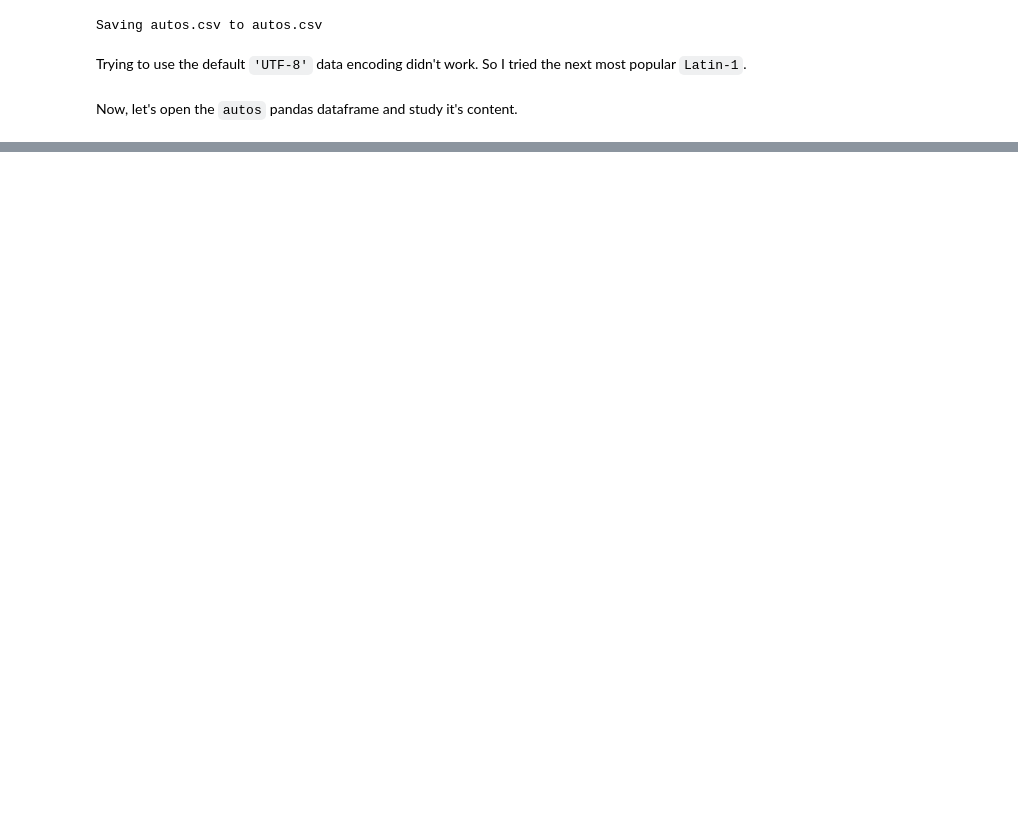
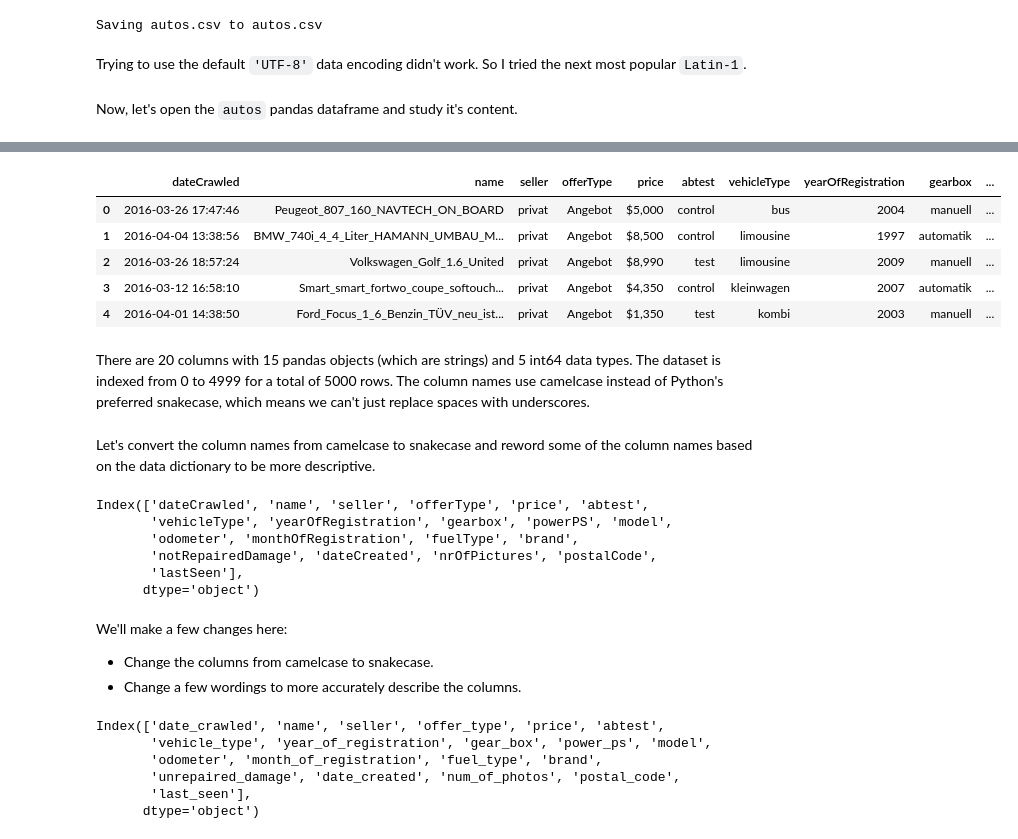
Before and after one commit to Th3nn3ss/Exploring_Ebay_Car_Sale_Dataset, a Jupyter notebook: Basics.ipynb, the cells around one changed output, grey strips where cells are left out. Cells and saved outputs as stored; diff of their text form; code cells hidden in the pictures; blank space fills up the shorter version.

```diff
--- a/Basics.ipynb
+++ b/Basics.ipynb
@@ -71,0 +76,40 @@ autos
+# %%
+autos.head()
+# %% [output]
+|  | dateCrawled | name | seller | offerType | price | abtest | vehicleType | yearOfRegistration | gearbox | ... |
+| 0 | 2016-03-26 17:47:46 | Peugeot_807_160_NAVTECH_ON_BOARD | privat | Angebot | $5,000 | control | bus | 2004 | manuell | ... |
+| 1 | 2016-04-04 13:38:56 | BMW_740i_4_4_Liter_HAMANN_UMBAU_M... | privat | Angebot | $8,500 | control | limousine | 1997 | automatik | ... |
+| 2 | 2016-03-26 18:57:24 | Volkswagen_Golf_1.6_United | privat | Angebot | $8,990 | test | limousine | 2009 | manuell | ... |
+| 3 | 2016-03-12 16:58:10 | Smart_smart_fortwo_coupe_softouch... | privat | Angebot | $4,350 | control | kleinwagen | 2007 | automatik | ... |
+| 4 | 2016-04-01 14:38:50 | Ford_Focus_1_6_Benzin_TÜV_neu_ist... | privat | Angebot | $1,350 | test | kombi | 2003 | manuell | ... |
+# %% [markdown]
+There are 20 columns with 15 pandas objects (which are strings) and 5 int64 data types. The dataset is indexed from 0 to 4999 for a total of 5000 rows.
+The column names use camelcase instead of Python's preferred snakecase, which means we can't just replace spaces with underscores.
+# %% [markdown]
+Let's convert the column names from camelcase to snakecase and reword some of the column names based on the data dictionary to be more descriptive.
+# %%
+# Print out an array of existing column names
+autos.columns
+# %% [output]
+Index(['dateCrawled', 'name', 'seller', 'offerType', 'price', 'abtest',
+       'vehicleType', 'yearOfRegistration', 'gearbox', 'powerPS', 'model',
+       'odometer', 'monthOfRegistration', 'fuelType', 'brand',
+       'notRepairedDamage', 'dateCreated', 'nrOfPictures', 'postalCode',
+       'lastSeen'],
+      dtype='object')
+# %% [markdown]
+
+We'll make a few changes here:
+
+  * Change the columns from camelcase to snakecase.
+  * Change a few wordings to more accurately describe the columns.
+# %%
+autos.columns = ['date_crawled', 'name', 'seller', 'offer_type', 'price', 'abtest', 'vehicle_type', 'year_of_registration', 'gear_box', 'power_ps', 'model', 'odometer', 'month_of_registration', 'fuel_type', 'brand', 'unrepaired_damage', 'date_created', 'num_of_photos', 'postal_code', 'last_seen']
+autos.columns
+# %% [output]
+Index(['date_crawled', 'name', 'seller', 'offer_type', 'price', 'abtest',
+       'vehicle_type', 'year_of_registration', 'gear_box', 'power_ps', 'model',
+       'odometer', 'month_of_registration', 'fuel_type', 'brand',
+       'unrepaired_damage', 'date_created', 'num_of_photos', 'postal_code',
+       'last_seen'],
+      dtype='object')
```
Also changed, not shown: parts of 29 cells of this notebook.
